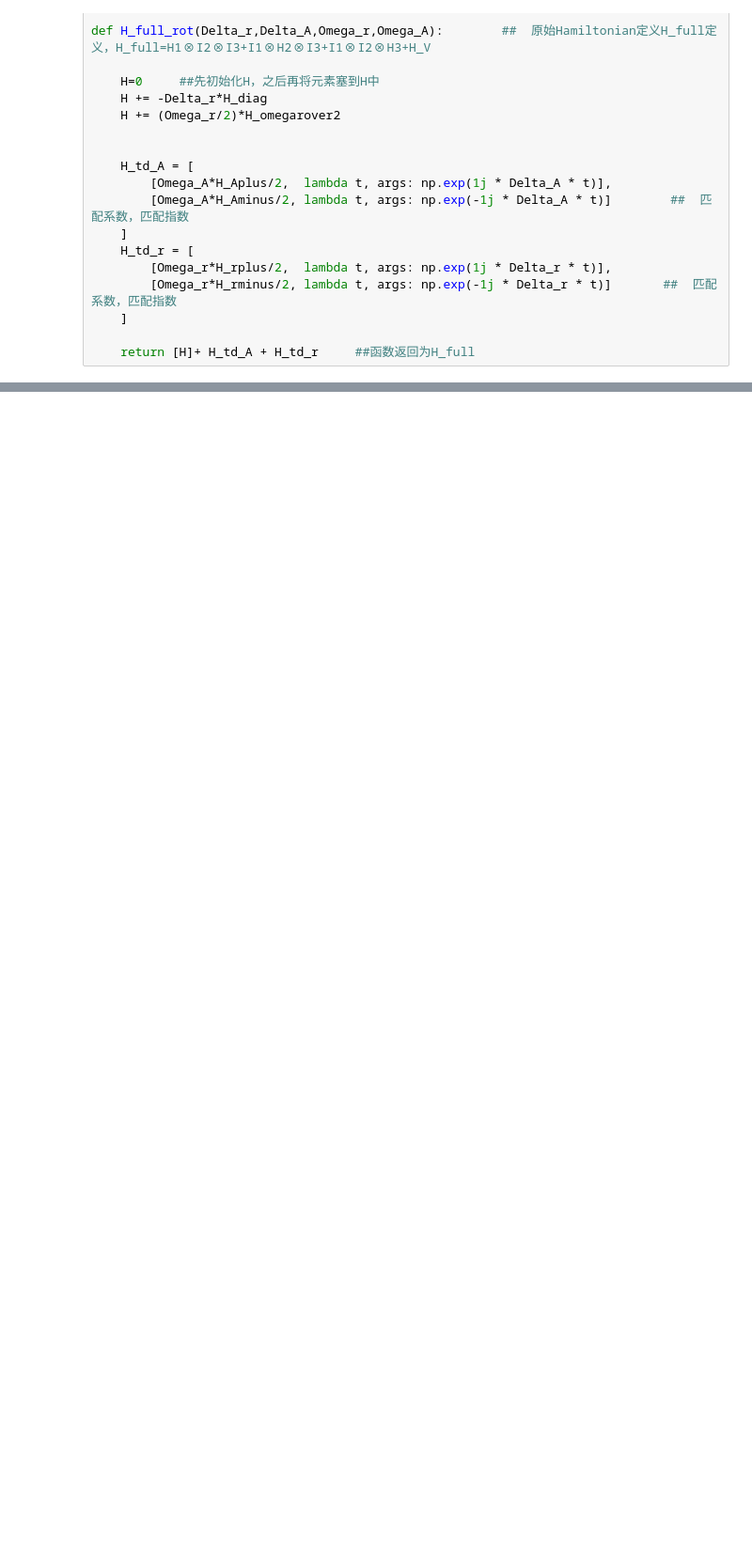
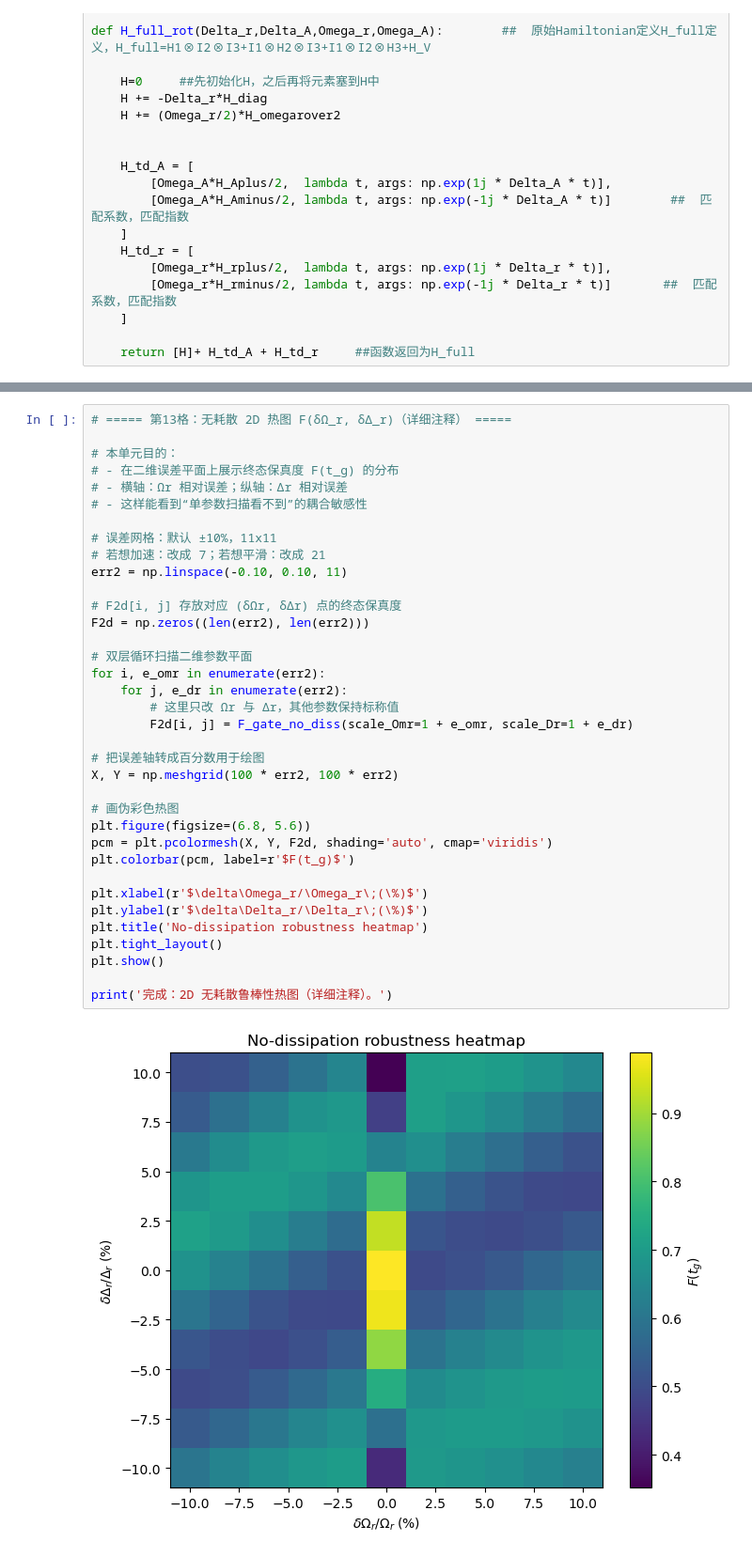
Before and after one commit to Leonardo-Liszt/My_Quantum_Projects, a Jupyter notebook: codes/CCNOT_simulate.ipynb, the cells around one changed output, grey strips where cells are left out. Shown at 94% size. Cells and saved outputs as stored; diff of their text form; blank space fills up the shorter version.

```diff
--- a/codes/CCNOT_simulate.ipynb
+++ b/codes/CCNOT_simulate.ipynb
@@ -515,0 +723,38 @@ def H_full_rot(Delta_r,Delta_A,Omega_r,Omega_A):        ##  原始Hamiltonian定
+# %%
+# ===== 第13格：无耗散 2D 热图 F(δΩ_r, δΔ_r)（详细注释） =====
+
+# 本单元目的：
+# - 在二维误差平面上展示终态保真度 F(t_g) 的分布
+# - 横轴：Ωr 相对误差；纵轴：Δr 相对误差
+# - 这样能看到“单参数扫描看不到”的耦合敏感性
+
+# 误差网格：默认 ±10%，11x11
+# 若想加速：改成 7；若想平滑：改成 21
+err2 = np.linspace(-0.10, 0.10, 11)
+
+# F2d[i, j] 存放对应 (δΩr, δΔr) 点的终态保真度
+F2d = np.zeros((len(err2), len(err2)))
+
+# 双层循环扫描二维参数平面
+for i, e_omr in enumerate(err2):
+    for j, e_dr in enumerate(err2):
+        # 这里只改 Ωr 与 Δr，其他参数保持标称值
+        F2d[i, j] = F_gate_no_diss(scale_Omr=1 + e_omr, scale_Dr=1 + e_dr)
+
+# 把误差轴转成百分数用于绘图
+X, Y = np.meshgrid(100 * err2, 100 * err2)
+
+# 画伪彩色热图
+plt.figure(figsize=(6.8, 5.6))
+pcm = plt.pcolormesh(X, Y, F2d, shading='auto', cmap='viridis')
+plt.colorbar(pcm, label=r'$F(t_g)$')
+
+plt.xlabel(r'$\delta\Omega_r/\Omega_r\;(\%)$')
+plt.ylabel(r'$\delta\Delta_r/\Delta_r\;(\%)$')
+plt.title('No-dissipation robustness heatmap')
+plt.tight_layout()
+plt.show()
+
+print('完成：2D 无耗散鲁棒性热图（详细注释）。')
+# %% [output]
+[figure, added]
```
Also changed, not shown: parts of 6 cells of this notebook, 20 other files.
